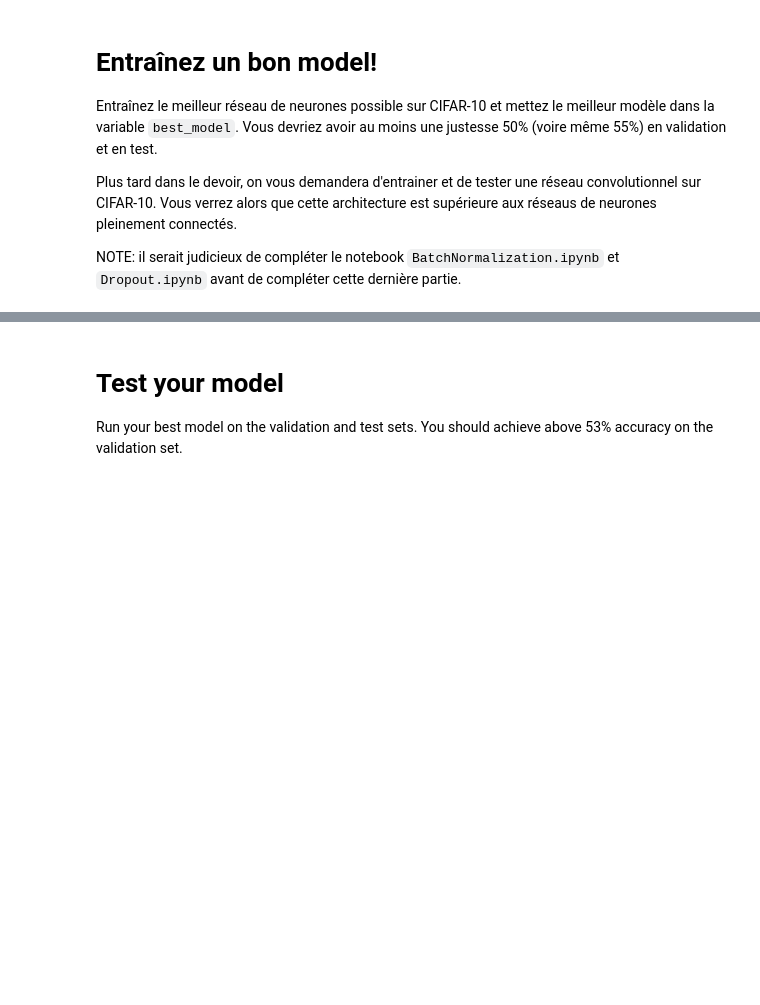
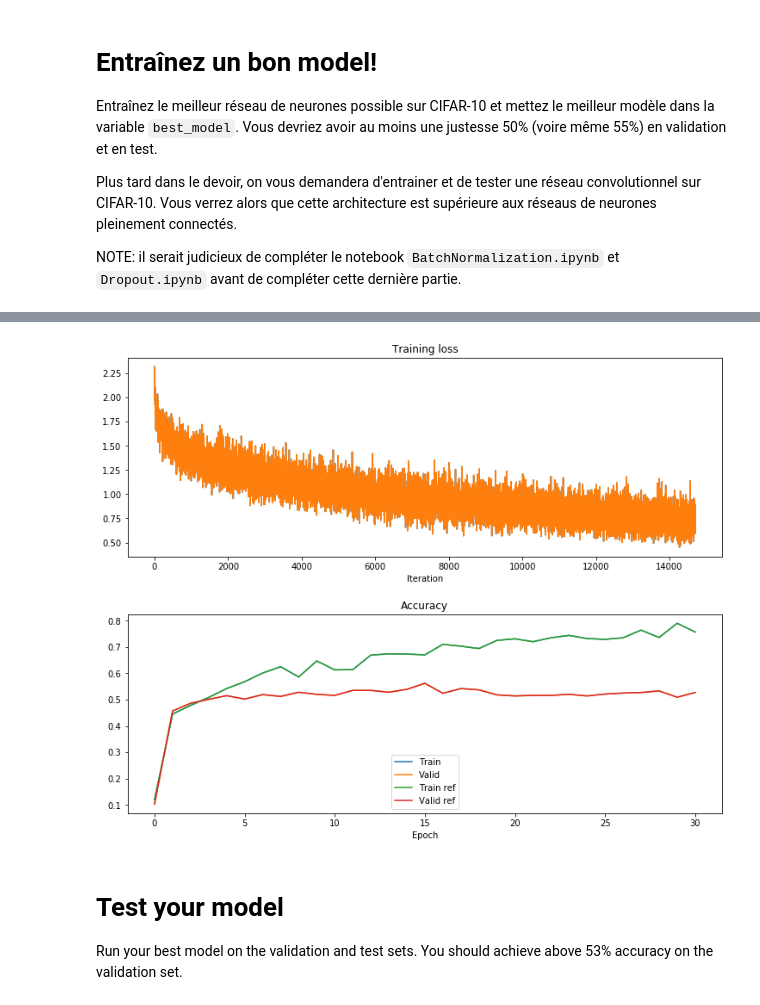
Before and after one commit to Seb-Leb/IFT725_TP, a Jupyter notebook: TP2/FCNet.ipynb, the cells around one changed output, grey strips where cells are left out. Saved outputs shown, nothing was run; the diff lists cells and outputs as text; code cells hidden in the pictures; blank space fills up the shorter version.

```diff
--- a/TP2/FCNet.ipynb
+++ b/TP2/FCNet.ipynb
@@ -960,22 +960,30 @@ best_model = None
 #  données CIFAR-10. Vous pourriez trouver la normalization par lots et le     #
 #  dropout utile. Stockez votre meilleur modèle dans la variable best_model.   #
 ################################################################################
+from itertools import product
 
 def uniform(minv, maxv):
     return np.random.rand() * (maxv - minv) + minv
+
+# The following ranges were designed to last around 10 hours! (use at your own risks...)
+weight_scales   = 10 ** np.geomspace(-3, -1, 3, endpoint=False)
+learning_rates  = 10 ** np.geomspace(-2, -4, 3, endpoint=False)
+regularisations = 10 ** np.geomspace(-6, -3, 3, endpoint=False)
+dropouts        = [0, .25, .65]
 
 if 'trys' not in locals():
     trys = []
     best_try = -1
     best_val_acc = 0
-for i in range(1):
+
+for weight_scale, lr, reg, p in product(weight_scales, learning_rates, regularisations, dropouts):
     # reg 0.00779190546432  lr 0.000423844376859
     # reg 0.000204588367827 lr 0.000529341067109
-    weight_scale = 3e-2  # 10 ** uniform(-3, -1)
-    lr = 10 ** -2.5  # 10 ** uniform(-4, -2)
-    reg = 1e-10  # 10 ** uniform(-6, -3)
+    # weight_scale = 3e-2  # 10 ** uniform(-3, -1)
+    # lr = 10 ** -2.5  # 10 ** uniform(-4, -2)
+    # reg = 1e-10  # 10 ** uniform(-6, -3)
 
-    model = FullyConnectedNeuralNet([100] * 5, weight_scale=weight_scale, reg=reg, use_batchnorm=True)
+    model = FullyConnectedNeuralNet([100] * 5, weight_scale=weight_scale, reg=reg, dropout=p, use_batchnorm=True)
 
     solver = Solver(model, data,
                   num_epochs=30, batch_size=100,
@@ -983,13 +991,17 @@ for i in range(1):
                   optim_config={
                     'learning_rate': lr
                   },
-                  print_every=200,
-                  verbose=True)
+                  verbose=False)
     solver.train()
 
     max_val_acc = np.max(solver.val_acc_history)
     cur_index = len(trys)
-    print('Try', cur_index, 'Max accu. val.', max_val_acc, 'p:', weight_scale, reg, lr, ('Record!' if max_val_acc > best_val_acc else ''))
+    print(f"Try {cur_index} :\n"
+          f"\t- Max accu. val.: {max_val_acc}\n"
+          f"\t- weight_scale: {weight_scale}\n"
+          f"\t- regularisation: {reg}\n"
+          f"\t- learning rate: {lr}\n"
+          f"{'Record!' if max_val_acc > best_val_acc else ''}\n")
     trys.append({
             'ws': weight_scale, 'reg': reg, 'lr': lr,
             'maxvacc': max_val_acc,
@@ -1033,23 +1065,24 @@ plt.show()
 # %%
 ref = trys[best_try]
-best_try = -1
 plt.subplot(2, 1, 1)
 plt.title('Training loss')
 plt.xlabel('Iteration')
 plt.plot(trys[best_try]['lossh'], '-')
 plt.plot(ref['lossh'], '-')
 
 plt.subplot(2, 1, 2)
 plt.title('Accuracy')
 plt.xlabel('Epoch')
 plt.plot(trys[best_try]['tacch'], '-', label='Train')
 plt.plot(trys[best_try]['vacch'], '-', label='Valid')
 plt.plot(ref['tacch'], '-', label='Train ref')
 plt.plot(ref['vacch'], '-', label='Valid ref')
 plt.legend(loc='lower center')
 
 plt.tight_layout(pad=0, w_pad=0, h_pad=2)
 plt.show()
+# %% [output]
+[figure, added]
 # %% [markdown]
 # Test your model
 Run your best model on the validation and test sets. You should achieve above 53% accuracy on the validation set.
```
Also changed, not shown: parts of 21 cells of this notebook, 5 other files.
